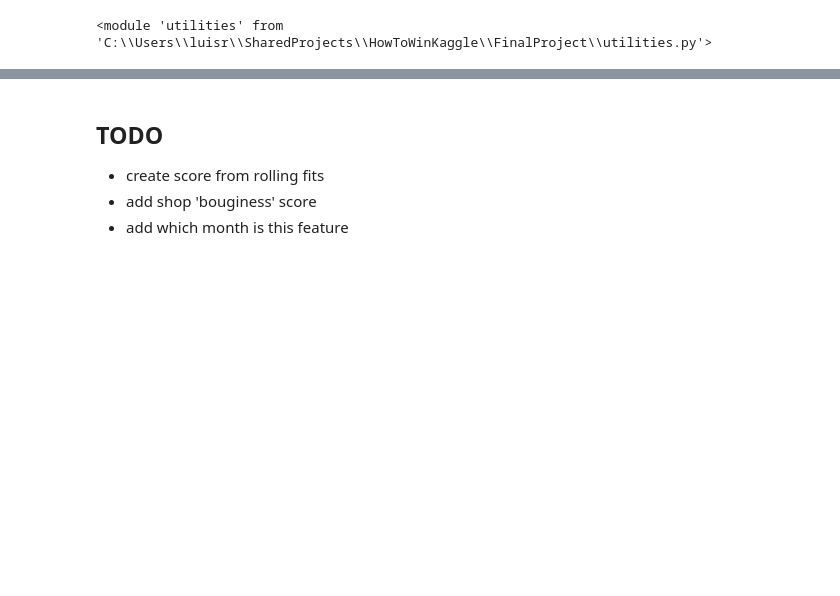
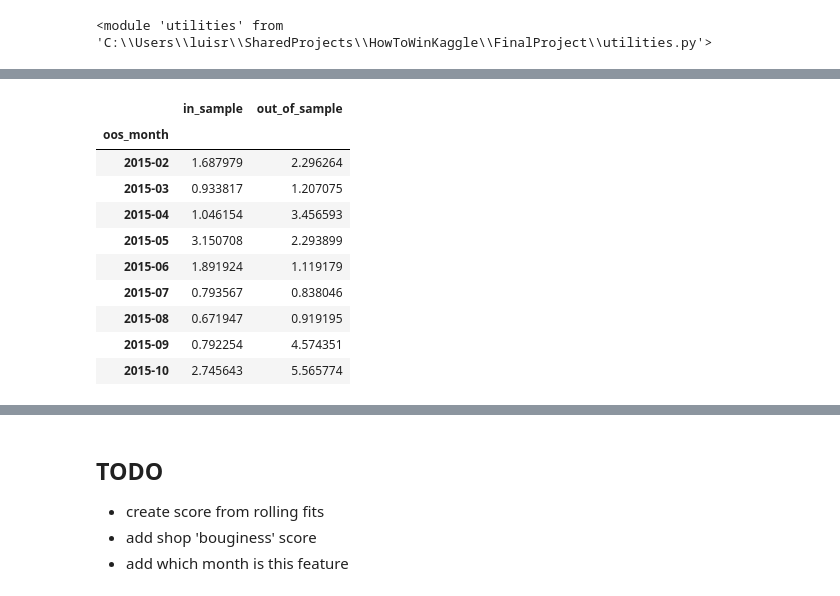
Before and after one commit to lsuazo/HowToWinKaggle, a Jupyter notebook: FinalProject/20200803_formalize_cross_val.ipynb, the cells around one changed output, grey strips where cells are left out. Saved outputs shown, nothing was run; the diff lists cells and outputs as text; code cells hidden in the pictures; blank space fills up the shorter version.

```diff
--- a/FinalProject/20200803_formalize_cross_val.ipynb
+++ b/FinalProject/20200803_formalize_cross_val.ipynb
@@ -115,0 +35,4 @@ validate_errors
+# %%
+%%time
+model = RandomForestRegressor(n_estimators=100, max_depth=4, random_state=42)
+errors, _ = utilities.cross_val_score(piv_agg_sales, model, 24, 1)
@@ -115,0 +50,14 @@ validate_errors
+# %%
+errors
+# %% [output]
+|  | in_sample | out_of_sample |
+| oos_month |  |  |
+| 2015-02 | 1.687979 | 2.296264 |
+| 2015-03 | 0.933817 | 1.207075 |
+| 2015-04 | 1.046154 | 3.456593 |
+| 2015-05 | 3.150708 | 2.293899 |
+| 2015-06 | 1.891924 | 1.119179 |
+| 2015-07 | 0.793567 | 0.838046 |
+| 2015-08 | 0.671947 | 0.919195 |
+| 2015-09 | 0.792254 | 4.574351 |
+| 2015-10 | 2.745643 | 5.565774 |
```
Also changed, not shown: parts of 43 cells of this notebook, 5 other files.
